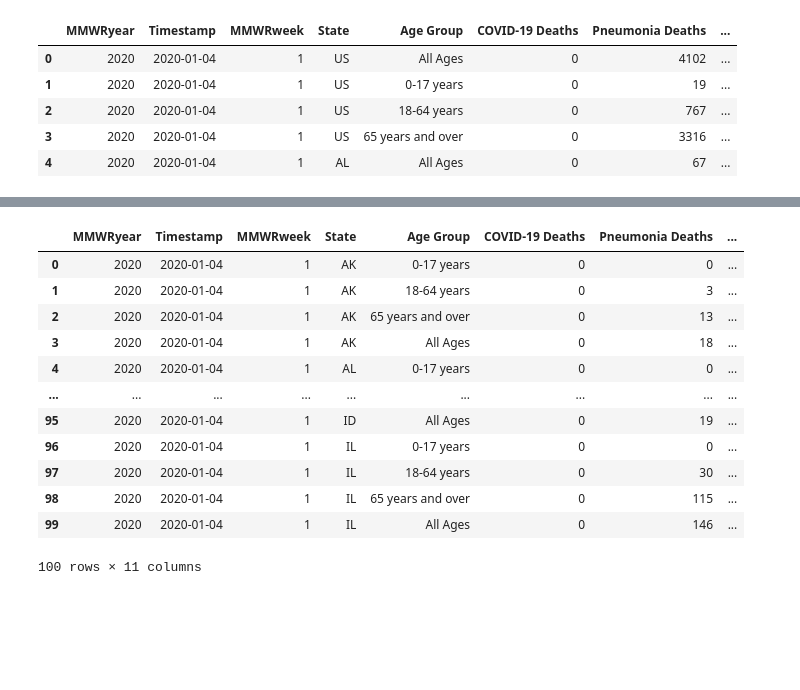
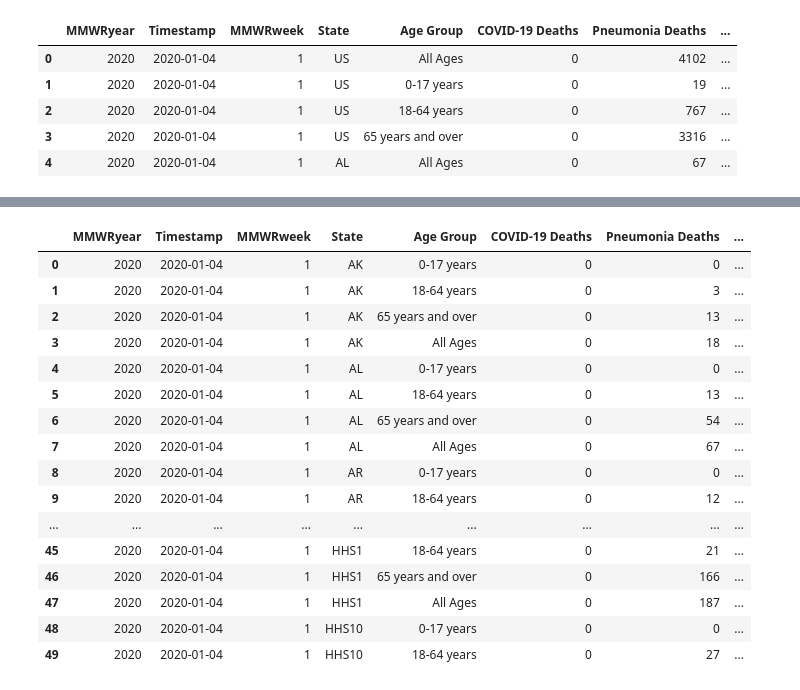
Before and after one commit to terryzg/CDC-2024, a Jupyter notebook: CDC_2024 (1).ipynb, the cells around one changed output, grey strips where cells are left out. Saved outputs shown, nothing was run; the diff lists cells and outputs as text; code cells hidden in the pictures; blank space fills up the shorter version.

```diff
--- a/CDC_2024.ipynb
+++ b/CDC_2024 (1).ipynb
@@ -86,7 +86,7 @@ state_mapping = {
 df['State'] = df['State'].map(state_mapping)
 # %%
 # 3. Convert 'Start Week' to datetime and keep as timestamp
-df['Timestamp'] = pd.to_datetime(df['End Week'])
+df['Timestamp'] = pd.to_datetime(df['End Week']).dt.strftime('%Y-%m-%d')
 df = df.drop(columns=['Start Week', 'End Week', 'Week Ending Date'])
 # %%
 # Function to fill missing values with mean of the age group for the state
@@ -108,7 +108,7 @@ df['Pneumonia or Influenza or Covid'] = df[['Pneumonia Deaths', 'Influenza Death
 df.dropna(inplace=True)
 
 # Convert relevant columns to integer type
-df[[*numeric_columns, 'Pneumonia or Influenza']] = df[[*numeric_columns, 'Pneumonia or Influenza']].astype(int)
+df[[*numeric_columns, 'Pneumonia or Influenza','Pneumonia or Influenza or Covid']] = df[[*numeric_columns, 'Pneumonia or Influenza','Pneumonia or Influenza or Covid']].astype(int)
 # %%
 new_column_order = ["MMWRyear", "Timestamp", "MMWRweek","State", "Age Group",	"COVID-19 Deaths", "Pneumonia Deaths", "Influenza Deaths","Pneumonia or Influenza","Pneumonia or Influenza or Covid","Total Deaths"]  # Desired column order
 df = df[new_column_order]
@@ -135,22 +135,26 @@ df[["COVID-19 Deaths", "Pneumonia Deaths", "Influenza Deaths","Pneumonia or Infl
 # %%
 # Sort the dataframe
 df = df.sort_values(['Timestamp','State','Age Group'])
 
 # Reset index
 df = df.reset_index(drop=True)
 
-df.head()
+df.head(50)
 # %% [output]
 |  | MMWRyear | Timestamp | MMWRweek | State | Age Group | COVID-19 Deaths | Pneumonia Deaths | ... |
 | 0 | 2020 | 2020-01-04 | 1 | AK | 0-17 years | 0 | 0 | ... |
 | 1 | 2020 | 2020-01-04 | 1 | AK | 18-64 years | 0 | 3 | ... |
 | 2 | 2020 | 2020-01-04 | 1 | AK | 65 years and over | 0 | 13 | ... |
 | 3 | 2020 | 2020-01-04 | 1 | AK | All Ages | 0 | 18 | ... |
 | 4 | 2020 | 2020-01-04 | 1 | AL | 0-17 years | 0 | 0 | ... |
+| 5 | 2020 | 2020-01-04 | 1 | AL | 18-64 years | 0 | 13 | ... |
+| 6 | 2020 | 2020-01-04 | 1 | AL | 65 years and over | 0 | 54 | ... |
+| 7 | 2020 | 2020-01-04 | 1 | AL | All Ages | 0 | 67 | ... |
+| 8 | 2020 | 2020-01-04 | 1 | AR | 0-17 years | 0 | 0 | ... |
+| 9 | 2020 | 2020-01-04 | 1 | AR | 18-64 years | 0 | 12 | ... |
 | ... | ... | ... | ... | ... | ... | ... | ... | ... |
-| 95 | 2020 | 2020-01-04 | 1 | ID | All Ages | 0 | 19 | ... |
-| 96 | 2020 | 2020-01-04 | 1 | IL | 0-17 years | 0 | 0 | ... |
-| 97 | 2020 | 2020-01-04 | 1 | IL | 18-64 years | 0 | 30 | ... |
-| 98 | 2020 | 2020-01-04 | 1 | IL | 65 years and over | 0 | 115 | ... |
-| 99 | 2020 | 2020-01-04 | 1 | IL | All Ages | 0 | 146 | ... |
+| 45 | 2020 | 2020-01-04 | 1 | HHS1 | 18-64 years | 0 | 21 | ... |
+| 46 | 2020 | 2020-01-04 | 1 | HHS1 | 65 years and over | 0 | 166 | ... |
+| 47 | 2020 | 2020-01-04 | 1 | HHS1 | All Ages | 0 | 187 | ... |
+| 48 | 2020 | 2020-01-04 | 1 | HHS10 | 0-17 years | 0 | 0 | ... |
+| 49 | 2020 | 2020-01-04 | 1 | HHS10 | 18-64 years | 0 | 27 | ... |
-100 rows × 11 columns
```
Also changed, not shown: parts of 1 cell of this notebook, 2 other files.
